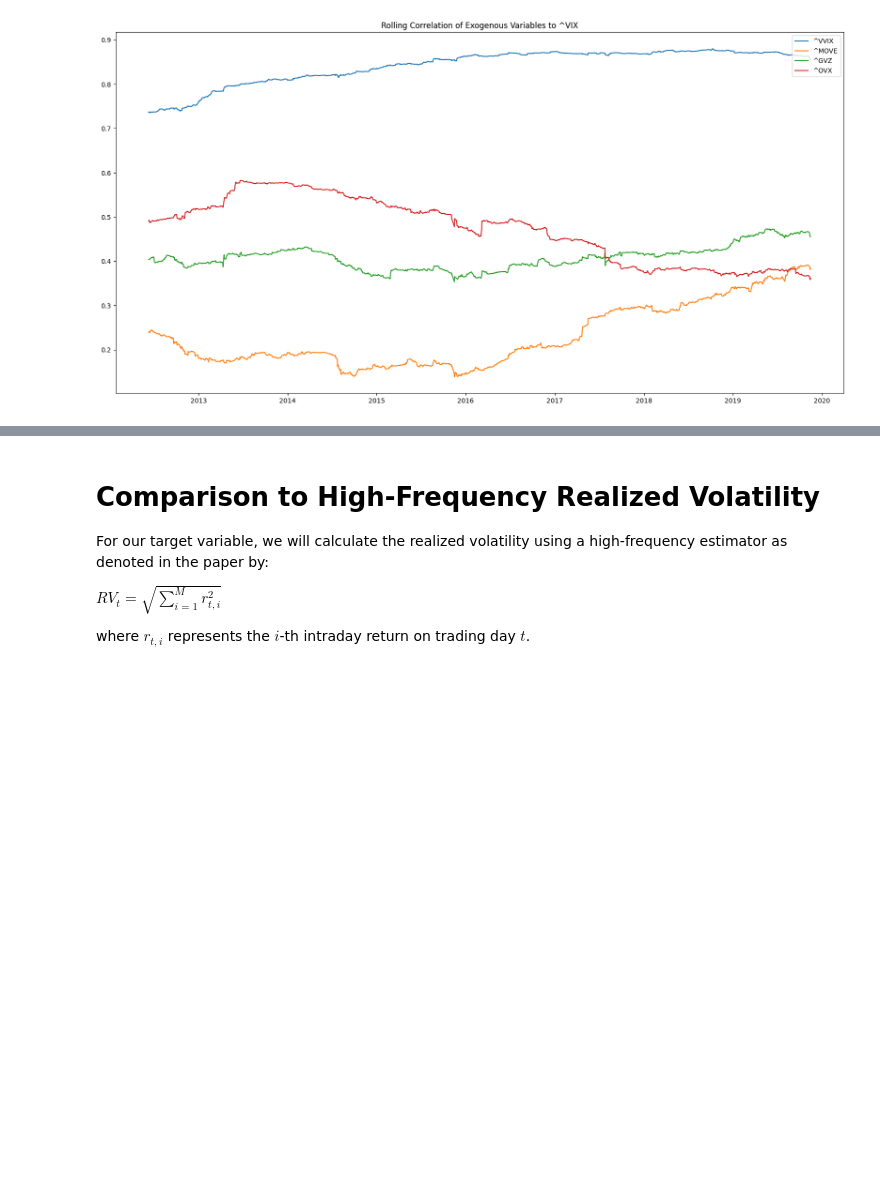
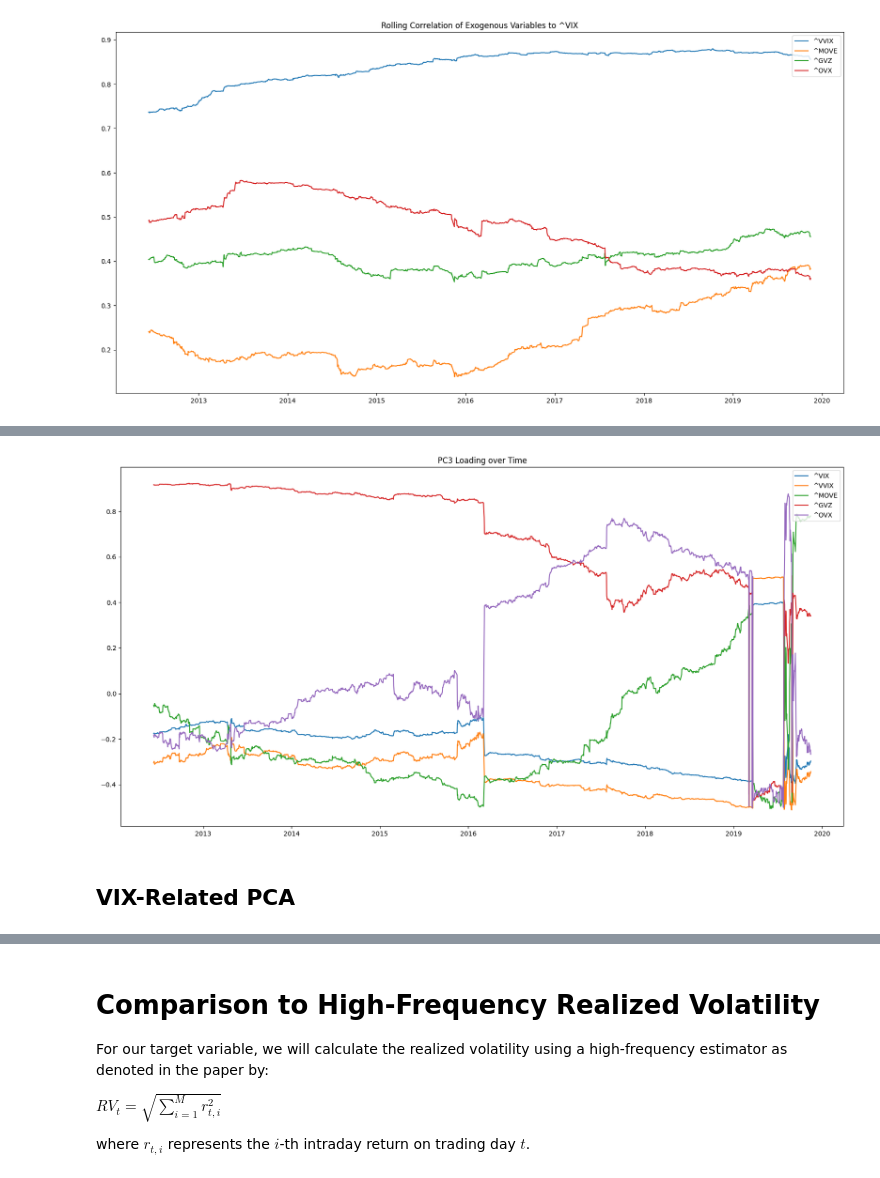
Before and after one commit to finnlimjc/Realized-Volatility-Forecasting, a Jupyter notebook: notebooks/paper_extension.ipynb, the cells around one changed output, grey strips where cells are left out. Saved outputs shown, nothing was run; the diff lists cells and outputs as text; code cells hidden in the pictures; blank space fills up the shorter version.

```diff
--- a/notebooks/paper_extension.ipynb
+++ b/notebooks/paper_extension.ipynb
@@ -267,0 +369,7 @@ plt.show()
+# %%
+fig = plot_coeffs(pc3_loads_df, 'PC3 Loading over Time')
+plt.show()
+# %% [output]
+[figure, added]
+# %% [markdown]
+## VIX-Related PCA
```
Also changed, not shown: parts of 23 cells of this notebook.
